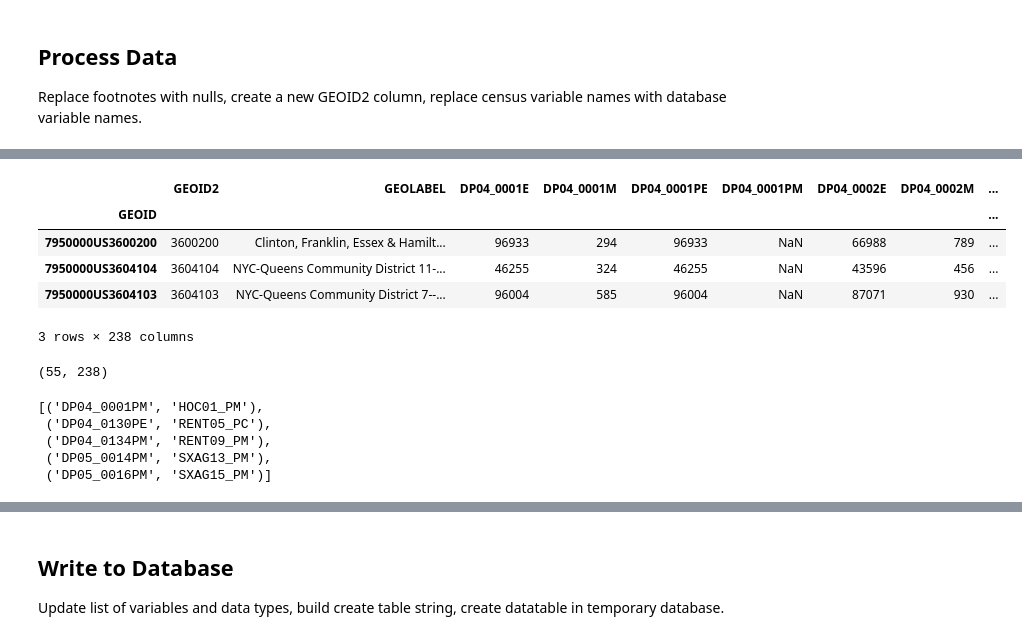
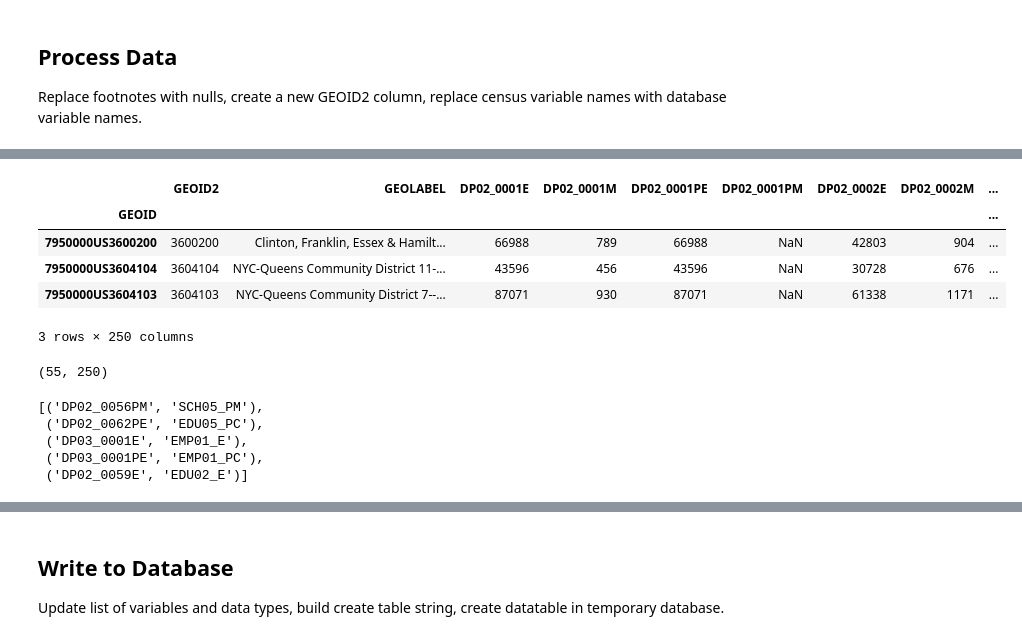
Before and after one commit to frankpd/nyc_geodatabase, a Jupyter notebook: census_acs/census_acs.ipynb, the cells around one changed output, grey strips where cells are left out. Drawn from its saved outputs; the diff is of its cells as text; code cells hidden in the pictures.

Commit message:
Corrected minor errors, fixed metadata table block

```diff
--- a/census_acs/census_acs.ipynb
+++ b/census_acs/census_acs.ipynb
@@ -21,7 +21,7 @@ dsource2='acs5'
 dname='profile'
 
 #Variables to read in from spreadsheet - UPDATE WORKSHEET
-worksheet='acs2' # 'acs1' or 'acs2'
+worksheet='acs1' # 'acs1' or 'acs2'
 geoexcelsheet={'zip code tabulation area':'zctas', 'public use microdata area':'pumas', 'tract':'tracts'}
 geotype=geoexcelsheet.get(geo)
 
@@ -164,5 +164,6 @@ def getdata():
 # %%
 #If this block was run successfully for a given table and geography don't rerun - next block pulls from saved json
+datalist=[]
 if geotype=='zctas':
     for g in geoids:
         georecord=getdata()
@@ -188,9 +189,9 @@ elif geotype=='tracts':
 dlrows=len(datalist)
 dlitems=sum(len(x) for x in datalist)
 dlbyrow=dlitems / dlrows
-print('Done - retrieved', dlrows, 'records and', dlitems,'data points with', dlbyrow, 'points for each record')
+print('Retrieved', dlrows, 'records and', dlitems,'data points with', dlbyrow, 'points for each record...')
 
 with open(jsonpath, 'w') as f:
     json.dump(datalist, f)
-print('Data dumped to json file')
+print('Done - Data dumped to json file')
 # %% [output]
@@ -220,18 +225,23 @@ alldata.head(3)
 # %%
-footnotes=['-999999999','-999999999.0', '-888888888','-888888888.0','-666666666','-666666666.0',
-           '-555555555','-555555555.0','-333333333','-333333333.0','-222222222','-222222222.0']
+#This is a lousy solution, come up with something better in the future
+footnotes=['-999999999','-999999999.0', '-999999999.00',
+           '-888888888','-888888888.0', '-888888888.00',
+           '-666666666','-666666666.0', '-666666666.00',
+           '-555555555','-555555555.0', '-555555555.00',
+           '-333333333','-333333333.0', '-333333333.00',
+           '-222222222','-222222222.0', '-222222222.00']
 alldata.replace(footnotes,np.nan,inplace=True)
 # %%
-idxgeoid2={'zctas':0, 'pumas':-7,'tracts':-11}
+idxgeoid2={'zctas':-5, 'pumas':-7,'tracts':-11}
 alldata.insert(loc=0, column='GEOID2',value=alldata.index.str[idxgeoid2.get(geotype):])
 alldata.head(3)
 # %% [output]
-|  | GEOID2 | GEOLABEL | DP04_0001E | DP04_0001M | DP04_0001PE | DP04_0001PM | DP04_0002E | DP04_0002M | ... |
+|  | GEOID2 | GEOLABEL | DP02_0001E | DP02_0001M | DP02_0001PE | DP02_0001PM | DP02_0002E | DP02_0002M | ... |
 | GEOID |  |  |  |  |  |  |  |  | ... |
-| 7950000US3600200 | 3600200 | Clinton, Franklin, Essex & Hamilt... | 96933 | 294 | 96933 | NaN | 66988 | 789 | ... |
-| 7950000US3604104 | 3604104 | NYC-Queens Community District 11-... | 46255 | 324 | 46255 | NaN | 43596 | 456 | ... |
-| 7950000US3604103 | 3604103 | NYC-Queens Community District 7--... | 96004 | 585 | 96004 | NaN | 87071 | 930 | ... |
+| 7950000US3600200 | 3600200 | Clinton, Franklin, Essex & Hamilt... | 66988 | 789 | 66988 | NaN | 42803 | 904 | ... |
+| 7950000US3604104 | 3604104 | NYC-Queens Community District 11-... | 43596 | 456 | 43596 | NaN | 30728 | 676 | ... |
+| 7950000US3604103 | 3604103 | NYC-Queens Community District 7--... | 87071 | 930 | 87071 | NaN | 61338 | 1171 | ... |
-3 rows × 238 columns
+3 rows × 250 columns
 # %%
 # For PUMAS filter all the geotype for the state by local areas
 if geotype == 'pumas':
@@ -240,17 +250,17 @@ else:
     acsdata=alldata.copy().astype(object).sort_index()
 acsdata.shape
 # %% [output]
-(55, 238)
+(55, 250)
 # %%
 #Dictionary of column names from the census and the nyc geodatabase
 cv_to_db=dict(zip(dfexcel.census_var, dfexcel.db_var))
 random.sample(cv_to_db.items(), 5)
 # %% [output]
-[('DP04_0001PM', 'HOC01_PM'),
- ('DP04_0130PE', 'RENT05_PC'),
- ('DP04_0134PM', 'RENT09_PM'),
- ('DP05_0014PM', 'SXAG13_PM'),
- ('DP05_0016PM', 'SXAG15_PM')]
+[('DP02_0056PM', 'SCH05_PM'),
+ ('DP02_0062PE', 'EDU05_PC'),
+ ('DP03_0001E', 'EMP01_E'),
+ ('DP03_0001PE', 'EMP01_PC'),
+ ('DP02_0059E', 'EDU02_E')]
 # %%
 #Rename the census variables to nyc geodatabase variables
 acsdata.rename(columns=cv_to_db,inplace=True)
```
Also changed, not shown: parts of 18 cells of this notebook, 9 other files.
